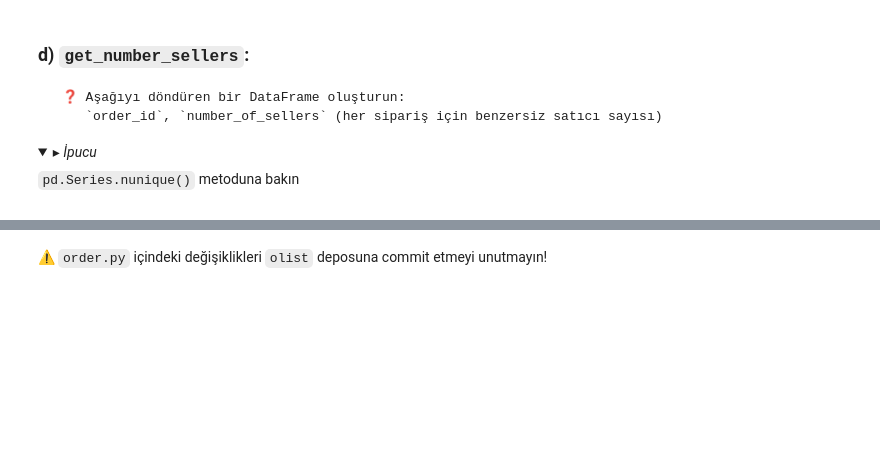
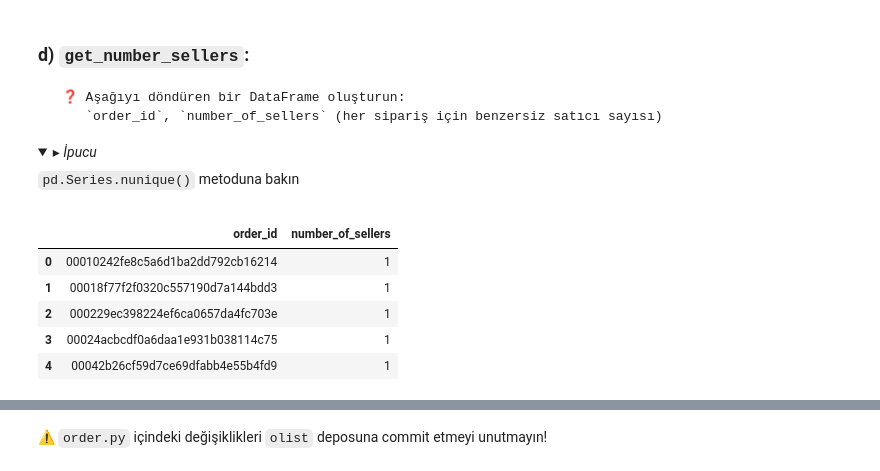
Before and after one commit to SelenImahanoglu/data-orders, a Jupyter notebook: orders.ipynb, the cells around one changed output, grey strips where cells are left out. Drawn from its saved outputs; the diff is of its cells as text; code cells hidden in the pictures; folded sections open; blank space fills up the shorter version.

Commit message:
Completed number_sellers step

```diff
--- a/orders.ipynb
+++ b/orders.ipynb
@@ -373,3 +371,20 @@ git push origin master
+# %%
+# 1. Her sipariş (order_id) için benzersiz satıcıları (seller_id) sayıyoruz
+# .reset_index() ile order_id'yi tekrar sütun yapıyoruz
+sellers = data['order_items'].groupby('order_id').nunique()[['seller_id']].reset_index()
+
+# 2. Sütun isimlerini testin beklediği formata getiriyoruz
+sellers.columns = ['order_id', 'number_of_sellers']
+
+# Sonucu kontrol edelim
+sellers.head()
+# %% [output]
+|  | order_id | number_of_sellers |
+| 0 | 00010242fe8c5a6d1ba2dd792cb16214 | 1 |
+| 1 | 00018f77f2f0320c557190d7a144bdd3 | 1 |
+| 2 | 000229ec398224ef6ca0657da4fc703e | 1 |
+| 3 | 00024acbcdf0a6daa1e931b038114c75 | 1 |
+| 4 | 00042b26cf59d7ce69dfabb4e55b4fd9 | 1 |
 # %%
 from nbresult import ChallengeResult
 result = ChallengeResult('number_sellers',
```
Also changed, not shown: parts of 2 cells of this notebook, 1 other file.
